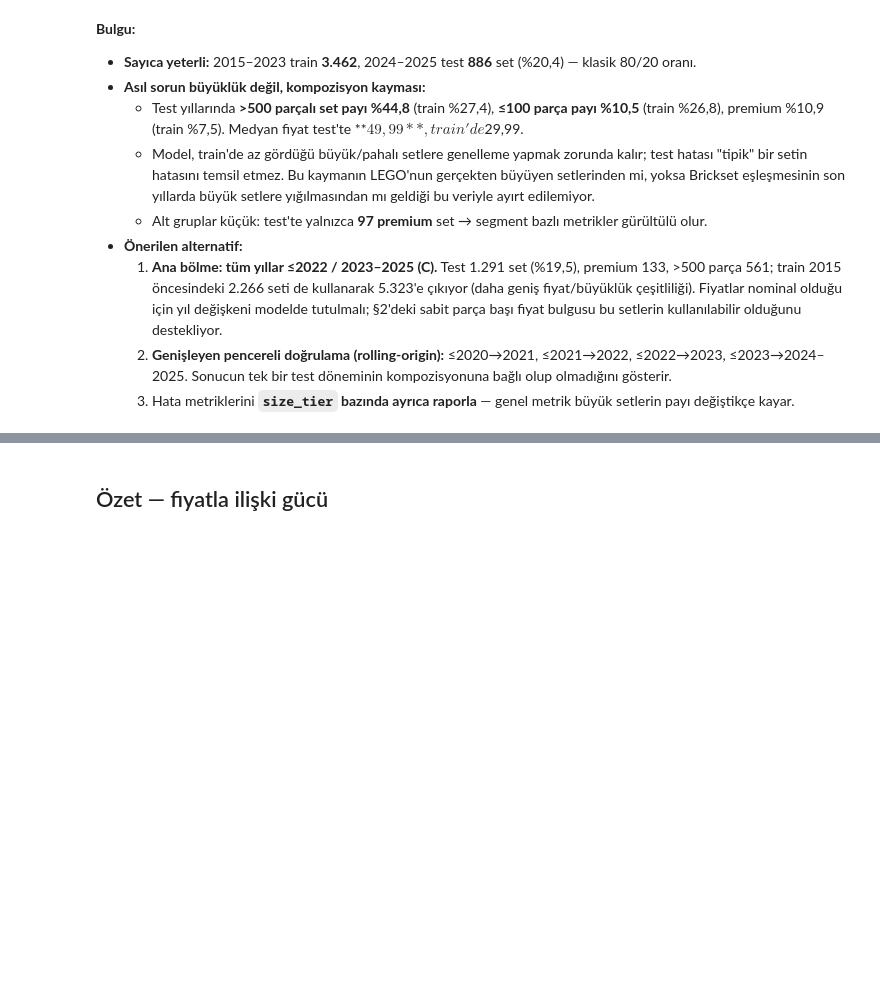
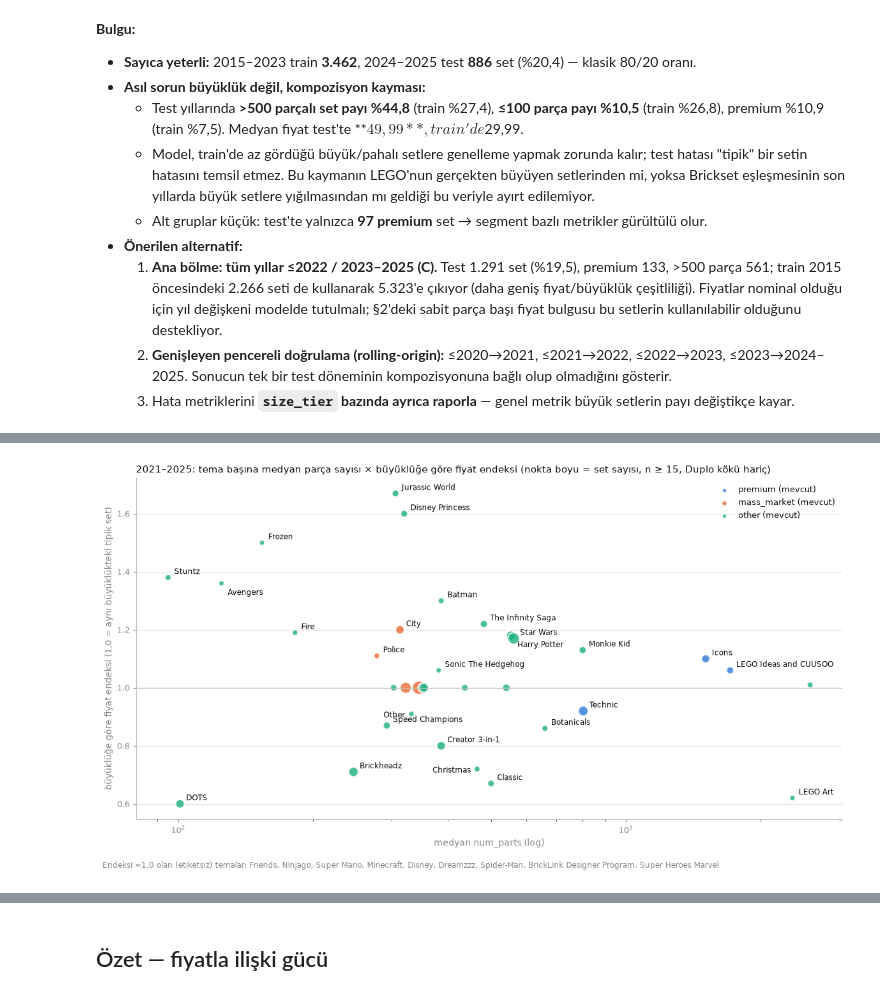
Before and after one commit to didemmrsln/brick-by-brick-lego-analysis, a Jupyter notebook: notebooks/08_price_eda.ipynb, the cells around one changed output, grey strips where cells are left out. Saved outputs shown, nothing was run; the diff lists cells and outputs as text; code cells hidden in the pictures; blank space fills up the shorter version.

```diff
--- a/notebooks/08_price_eda.ipynb
+++ b/notebooks/08_price_eda.ipynb
@@ -620,0 +848,15 @@ size_tier
+# %%
+# Büyüklük dağılımları farklı olduğu için endekse ek olarak doğrudan: aynı büyüklük dilimi içinde medyan fiyat
+cmp_groups = {
+    "premium": recent["theme_tier"] == "premium",
+    "mass_market (Duplo hariç)": (recent["theme_tier"] == "mass_market") & not_duplo,
+    "Star Wars + Harry Potter": recent["theme_name"].isin(["Star Wars", "Harry Potter"]),
+    "other (SW+HP hariç)": (recent["theme_tier"] == "other") & ~recent["theme_name"].isin(["Star Wars", "Harry Potter"]) & not_duplo,
+}
+recent["size_tier"] = pd.cut(recent["num_parts"], bins=size_bins, labels=size_labels)
+rows = {}
+for name, mask in cmp_groups.items():
+    g = recent[mask].groupby("size_tier", observed=False)["retail_price_us"]
+    rows[name] = g.median().round(2).astype(str) + " (" + g.size().astype(str) + ")"
+print("Aynı büyüklük dilimi içinde medyan fiyat $ (set sayısı), 2021–2025:")
+pd.DataFrame(rows)
@@ -620,0 +938,31 @@ size_tier
+# %%
+# Görsel: 2021–2025, tema başına medyan parça sayısı × büyüklüğe göre fiyat endeksi (n ≥ 15), renk = mevcut theme_tier.
+# Duplo kökü çizilmiyor: parça sayısı karşılaştırılabilir değil, endeksleri 3+ (§8.2).
+dominant_root = recent.groupby("theme_name")["root_theme"].agg(lambda r: r.value_counts().index[0])
+pt = recent.groupby("theme_name").apply(behaviour, include_groups=False)
+pt = pt[(pt["n"] >= 15) & (dominant_root.reindex(pt.index) != "Duplo")]
+pt["theme_tier"] = [df.loc[df["theme_name"] == t, "theme_tier"].iloc[0] for t in pt.index]
+pt["x"], pt["y"] = pt["medyan_parça"], pt["büyüklüğe_göre_fiyat_endeksi"]
+
+fig, ax = plt.subplots(figsize=(12, 6.5))
+ax.axhline(1.0, color=BASE, linewidth=1)
+for tier in TIERS:
+    d = pt[pt["theme_tier"] == tier]
+    ax.scatter(d["x"], d["y"], s=d["n"] * 1.2 + 20, color=TIER_COLORS[tier],
+               alpha=0.8, edgecolors="white", linewidths=1.5, label=f"{tier} (mevcut)")
+
+at_one = pt[(pt["y"] - 1.0).abs() < 0.02].sort_values("n", ascending=False)
+LABEL_OFFSETS = {"Harry Potter": (7, -13), "Other": (-7, -4), "Avengers": (7, -13), "Christmas": (-7, -4)}  # çakışan birkaç etiket
+for theme, row in pt.drop(at_one.index).iterrows():
+    dx, dy = LABEL_OFFSETS.get(theme, (7, 4))
+    ax.annotate(theme, (row["x"], row["y"]), xytext=(dx, dy), textcoords="offset points", fontsize=8.5, color=INK,
+                ha="left" if dx > 0 else "right")
+ax.set_xscale("log")
+style_ax(ax, title="2021–2025: tema başına medyan parça sayısı × büyüklüğe göre fiyat endeksi (nokta boyu = set sayısı, n ≥ 15, Duplo kökü hariç)",
+         xlabel="medyan num_parts (log)", ylabel="büyüklüğe göre fiyat endeksi (1,0 = aynı büyüklükteki tipik set)")
+ax.legend(frameon=False, fontsize=9, labelcolor=INK, loc="upper right", markerscale=0.5)
+fig.text(0.01, 0.005, "Endeksi ≈1,0 olan (etiketsiz) temalar: " + ", ".join(at_one.index), fontsize=8.5, color=MUTED)
+fig.tight_layout(rect=(0, 0.03, 1, 1))
+plt.show()
+# %% [output]
+[figure, added]
```
Also changed, not shown: parts of 22 cells of this notebook, 1 other file.
